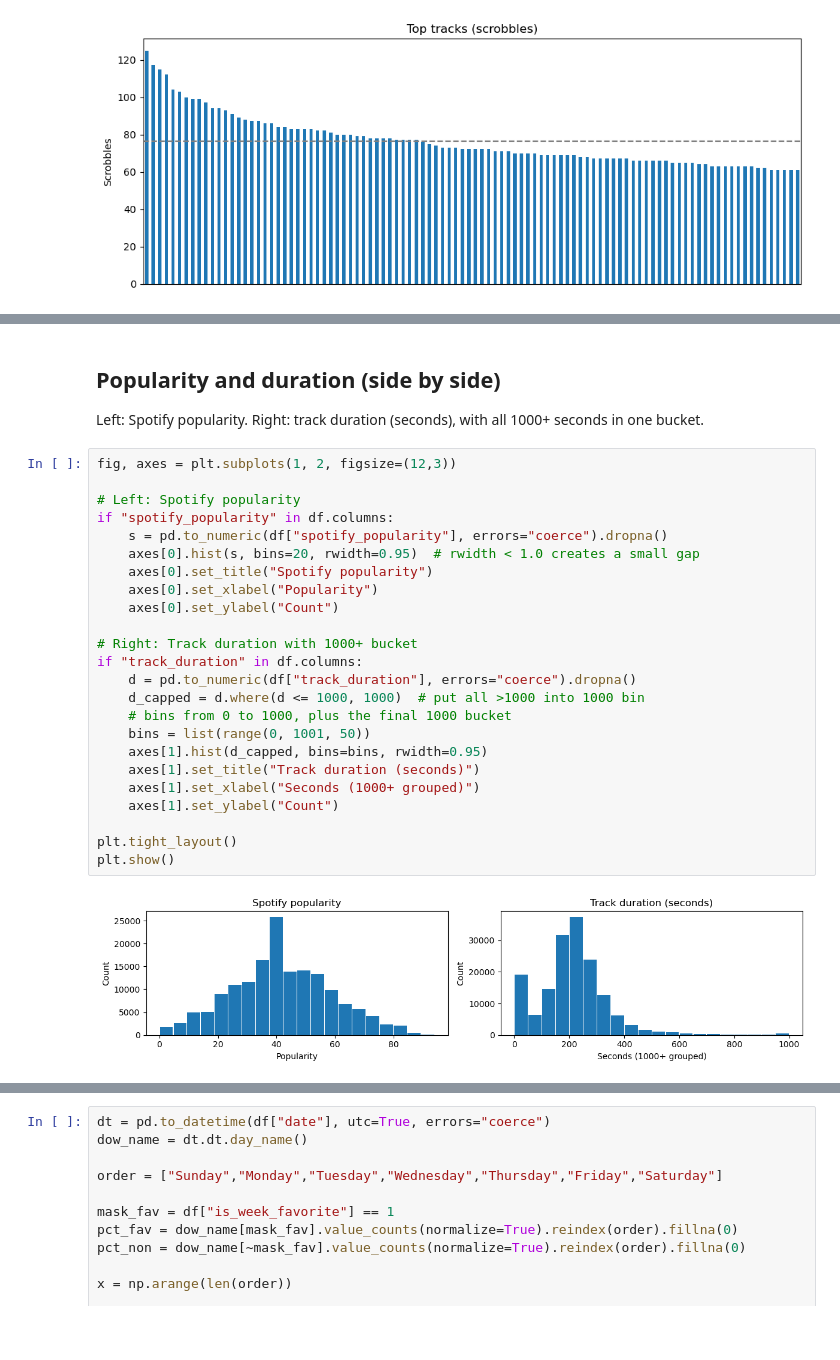
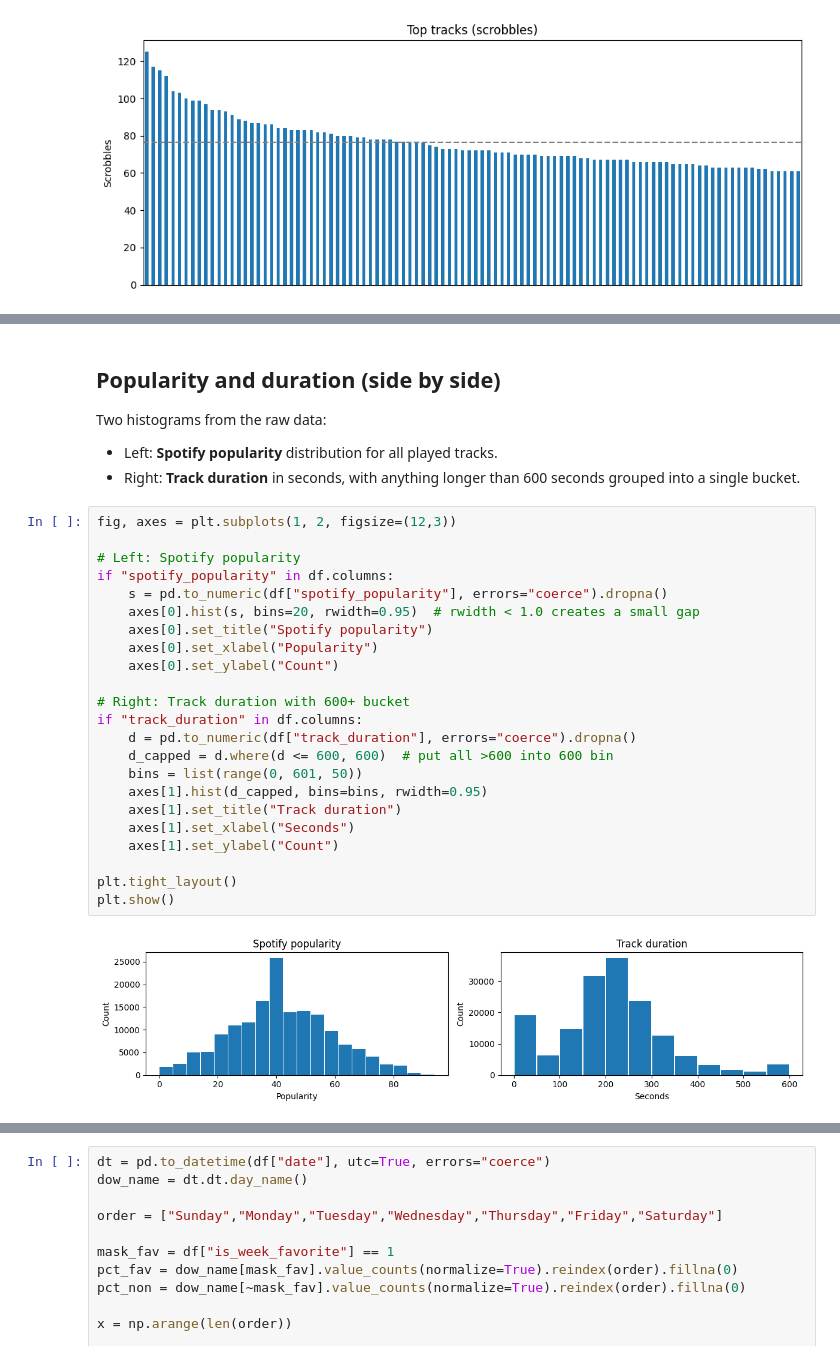
Before and after one commit to Tyainss/song-of-the-week, a Jupyter notebook: notebooks/00_eda.ipynb, the cells around one changed output, grey strips where cells are left out. Saved outputs shown, nothing was run; the diff lists cells and outputs as text; blank space fills up the shorter version.

```diff
--- a/notebooks/00_eda.ipynb
+++ b/notebooks/00_eda.ipynb
@@ -549,29 +604,32 @@ Mean top 100 tracks: 76.32
 # %% [markdown]
 ## Popularity and duration (side by side)
-Left: Spotify popularity. Right: track duration (seconds), with all 1000+ seconds in one bucket.
+
+Two histograms from the raw data:
+
+- Left: **Spotify popularity** distribution for all played tracks.
+- Right: **Track duration** in seconds, with anything longer than 600 seconds grouped into a single bucket.
 # %%
 fig, axes = plt.subplots(1, 2, figsize=(12,3))
 
 # Left: Spotify popularity
 if "spotify_popularity" in df.columns:
     s = pd.to_numeric(df["spotify_popularity"], errors="coerce").dropna()
     axes[0].hist(s, bins=20, rwidth=0.95)  # rwidth < 1.0 creates a small gap
     axes[0].set_title("Spotify popularity")
     axes[0].set_xlabel("Popularity")
     axes[0].set_ylabel("Count")
 
-# Right: Track duration with 1000+ bucket
+# Right: Track duration with 600+ bucket
 if "track_duration" in df.columns:
     d = pd.to_numeric(df["track_duration"], errors="coerce").dropna()
-    d_capped = d.where(d <= 1000, 1000)  # put all >1000 into 1000 bin
-    # bins from 0 to 1000, plus the final 1000 bucket
-    bins = list(range(0, 1001, 50))
+    d_capped = d.where(d <= 600, 600)  # put all >600 into 600 bin
+    bins = list(range(0, 601, 50))
     axes[1].hist(d_capped, bins=bins, rwidth=0.95)
-    axes[1].set_title("Track duration (seconds)")
-    axes[1].set_xlabel("Seconds (1000+ grouped)")
+    axes[1].set_title("Track duration")
+    axes[1].set_xlabel("Seconds")
     axes[1].set_ylabel("Count")
 
 plt.tight_layout()
 plt.show()
 # %% [output]
-[figure, old version]
+[figure, new version]
```
Also changed, not shown: parts of 44 cells of this notebook.
